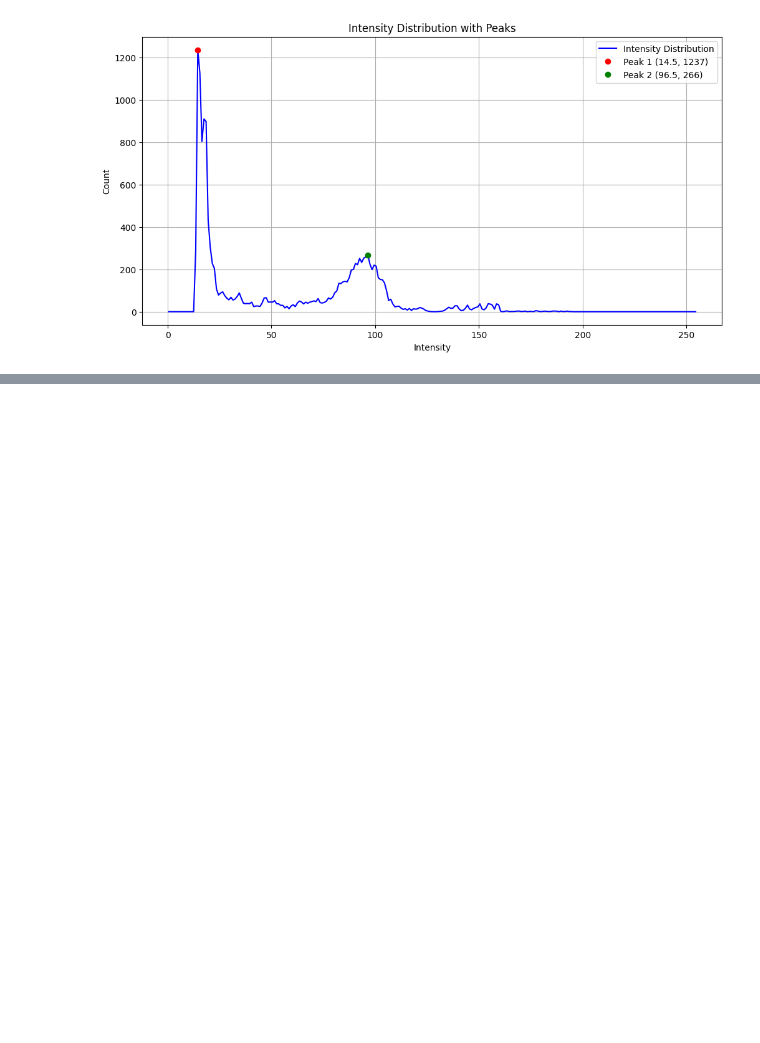
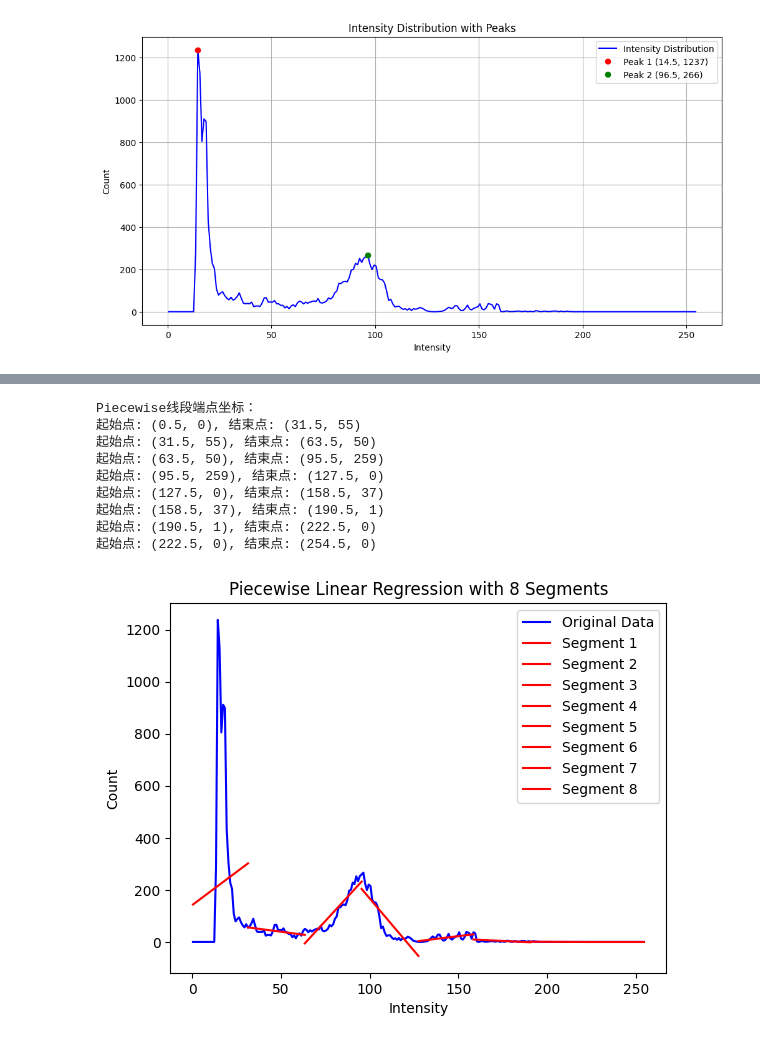
Before and after one commit to Teng91/RESTful-server-with-APIs, a Jupyter notebook: tsne_visualization.ipynb, the cells around one changed output, grey strips where cells are left out. Cells and saved outputs as stored; diff of their text form; code cells hidden in the pictures; blank space fills up the shorter version.

```diff
--- a/tsne_visualization.ipynb
+++ b/tsne_visualization.ipynb
@@ -614,0 +677,75 @@ Second peak (60-110): Intensity = 96.5, Count = 266
+# %%
+import pandas as pd
+import numpy as np
+import matplotlib.pyplot as plt
+from sklearn.linear_model import LinearRegression
+
+# 读取 CSV 文件
+df = pd.read_csv('D:/test/SAG_green_demo_board/B_csv_analysis/UT4_1_107_B.csv')
+
+# 假设 CSV 文件中有 'Intensity' 和 'Count' 两列
+intensities = df['Intensity'].values  # 灰阶值
+counts = df['Count'].values      # 数量
+
+# 确保 'Intensity' 和 'Count' 列的长度一致
+assert len(intensities) == len(counts), "数据列长度不一致"
+
+# 将数据转换为合适的格式
+x = intensities.reshape(-1, 1)  # 需要将 x 转换为二维数组
+y = counts
+
+# 定义将数据分成8个区间并进行线性回归的函数
+def piecewise_linear_regression(x, y, num_segments):
+    # 计算断点
+    breakpoints = np.linspace(0, len(x)-1, num_segments+1, dtype=int)
+    segments = []
+    piecewise_endpoints = []  # 用于保存每个分段的端点
+
+    # 对每个区间进行线性回归
+    model = LinearRegression()
+    for i in range(num_segments):
+        start, end = breakpoints[i], breakpoints[i+1]
+        x_segment = x[start:end+1]
+        y_segment = y[start:end+1]
+        model.fit(x_segment, y_segment)
+
+        # 记录每段的回归线
+        segments.append((x_segment, model.predict(x_segment)))
+
+        # 保存该段的端点坐标（起始点和结束点）
+        piecewise_endpoints.append(((x_segment[0][0], y_segment[0]), (x_segment[-1][0], y_segment[-1])))
+
+    return breakpoints, segments, piecewise_endpoints
+
+# 使用Piecewise Linear Regression方法得到断点和回归线
+num_segments = 8  # 设定我们要的段数
+breakpoints, segments, piecewise_endpoints = piecewise_linear_regression(x, y, num_segments)
+
+# 打印Piecewise线段的端点坐标
+print("Piecewise线段端点坐标：")
+for start_end in piecewise_endpoints:
+    print(f"起始点: ({start_end[0][0]}, {start_end[0][1]}), 结束点: ({start_end[1][0]}, {start_end[1][1]})")
+
+# 绘制结果
+plt.plot(x, y, label='Original Data', color='b')  # 原始数据
+
+# 单独绘制每个回归段的线并标记图例
+for i, segment in enumerate(segments, start=1):
+    plt.plot(segment[0], segment[1], label=f'Segment {i}', color='r')
+
+plt.xlabel('Intensity')
+plt.ylabel('Count')
+plt.title('Piecewise Linear Regression with 8 Segments')
+plt.legend()
+plt.show()
+# %% [output]
+Piecewise线段端点坐标：
+起始点: (0.5, 0), 结束点: (31.5, 55)
+起始点: (31.5, 55), 结束点: (63.5, 50)
+起始点: (63.5, 50), 结束点: (95.5, 259)
+起始点: (95.5, 259), 结束点: (127.5, 0)
+起始点: (127.5, 0), 结束点: (158.5, 37)
+起始点: (158.5, 37), 结束点: (190.5, 1)
+起始点: (190.5, 1), 结束点: (222.5, 0)
+起始点: (222.5, 0), 结束点: (254.5, 0)
+[figure, added]
```
Also changed, not shown: parts of 3 cells of this notebook, 1 other file.
